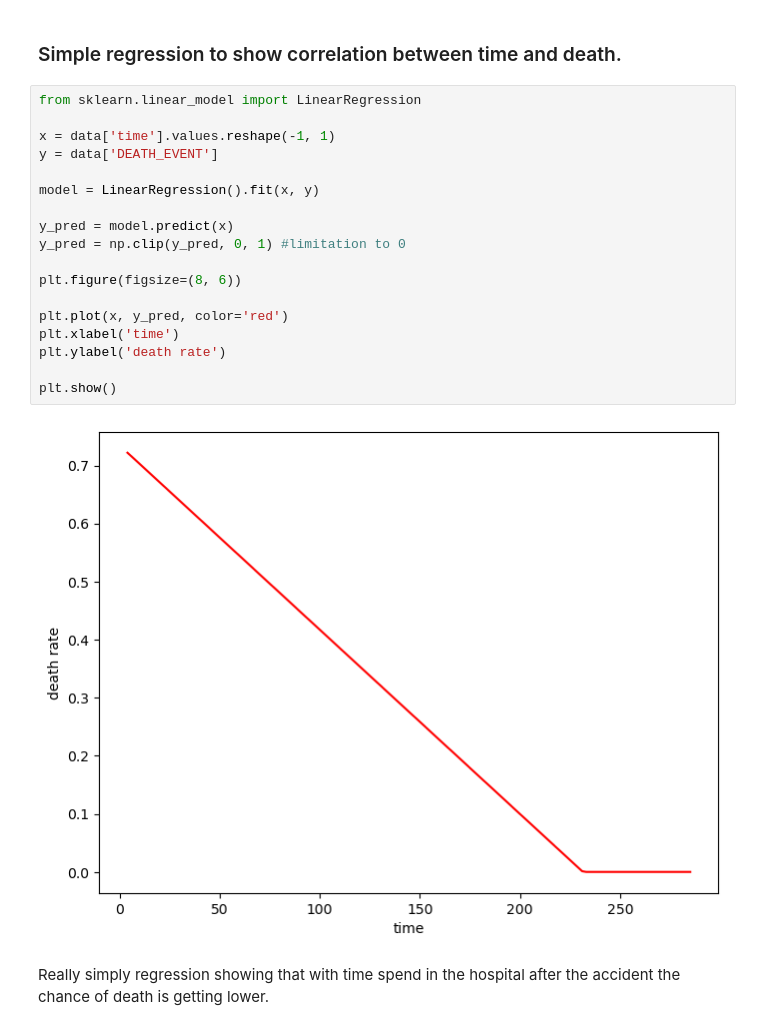
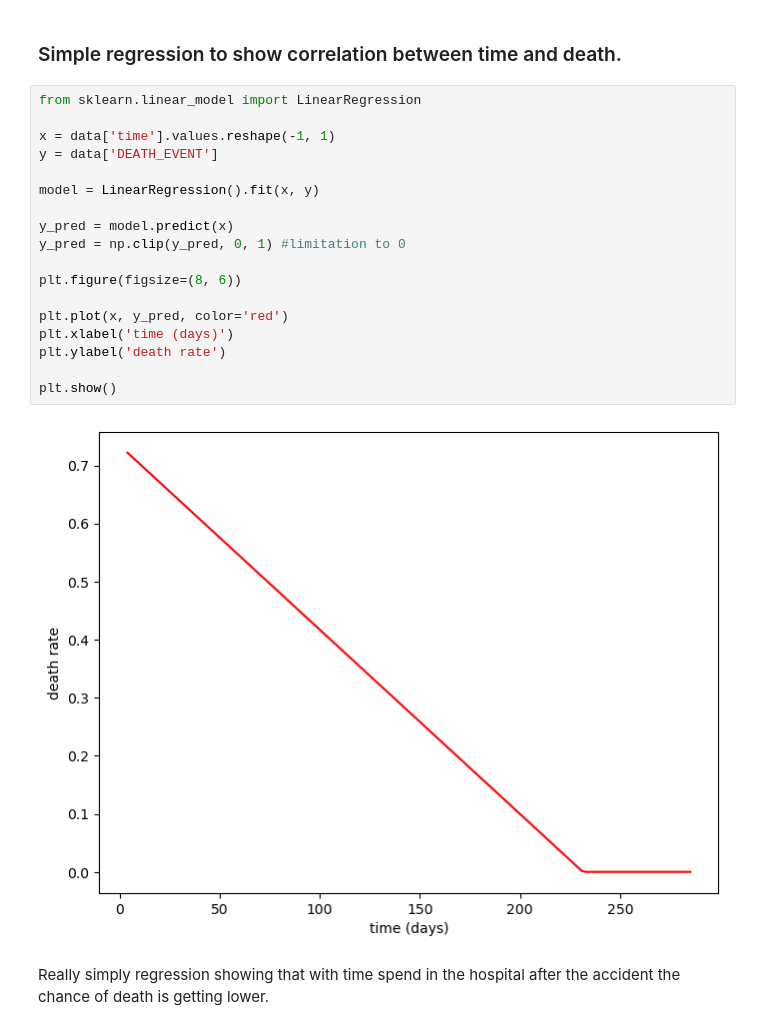
Before and after one commit to adamzulu123/Introduction-to-data-analysis, a Jupyter notebook: Notebook1/Advanced_notebook_AdamNowak.ipynb, the cells around one changed output. Saved outputs shown, nothing was run; the diff lists cells and outputs as text.

```diff
--- a/Notebook1/Advanced_notebook_AdamNowak.ipynb
+++ b/Notebook1/Advanced_notebook_AdamNowak.ipynb
@@ -246,22 +252,22 @@ On the plot above we can observe a correlation between every data column provide
 # %%
 from sklearn.linear_model import LinearRegression
 
 x = data['time'].values.reshape(-1, 1)
 y = data['DEATH_EVENT']
 
 model = LinearRegression().fit(x, y)
 
 y_pred = model.predict(x)
 y_pred = np.clip(y_pred, 0, 1) #limitation to 0
 
 plt.figure(figsize=(8, 6))
 
 plt.plot(x, y_pred, color='red')
-plt.xlabel('time')
+plt.xlabel('time (days)')
 plt.ylabel('death rate')
 
 plt.show()
 # %% [output]
-[figure, old version]
+[figure, new version]
 # %% [markdown]
 Really simply regression showing that with time spend in the hospital after the accident the chance of death is getting lower.
```
Also changed, not shown: parts of 4 cells of this notebook.
